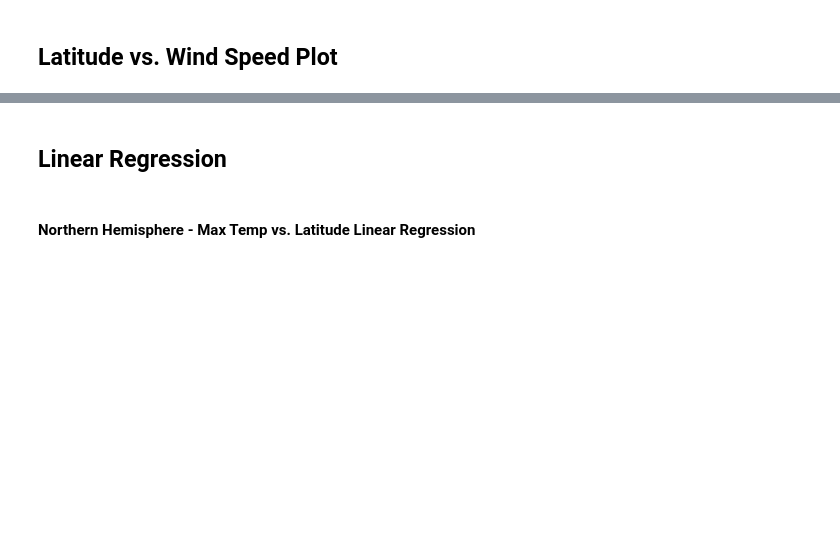
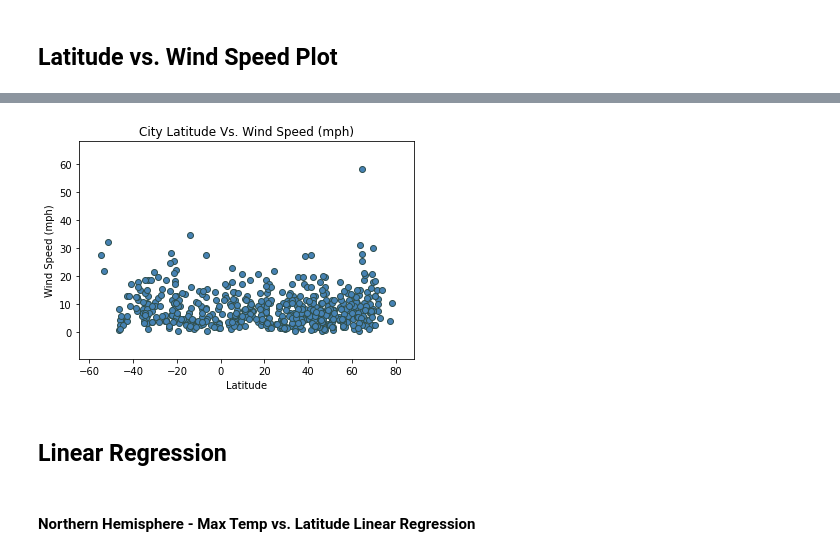
Before and after one commit to LaurenGT/globalweather_analysis, a Jupyter notebook: weatherPy.ipynb, the cells around one changed output, grey strips where cells are left out. Drawn from its saved outputs; the diff is of its cells as text; code cells hidden in the pictures; blank space fills up the shorter version.

```diff
--- a/weatherPy.ipynb
+++ b/weatherPy.ipynb
@@ -206,3 +224,13 @@ clean_city_data.head(25)
+# %%
+plt.scatter(clean_city_data["Latitude"],clean_city_data["Wind Speed (mph)"], marker="o", facecolors="steelblue", edgecolors="darkslategrey")
+plt.title("City Latitude Vs. Wind Speed (mph)")
+plt.xlabel("Latitude")
+plt.ylabel("Wind Speed (mph)")
+plt.xlim(min(clean_city_data["Latitude"])-10, max(clean_city_data["Latitude"])+10)
+plt.ylim(min(clean_city_data["Wind Speed (mph)"])-10, max(clean_city_data["Wind Speed (mph)"])+10)
+plt.show()
+# %% [output]
+[figure, added]
 # %% [markdown]
 ## Linear Regression
 # %% [markdown]
```
Also changed, not shown: parts of 7 cells of this notebook.
